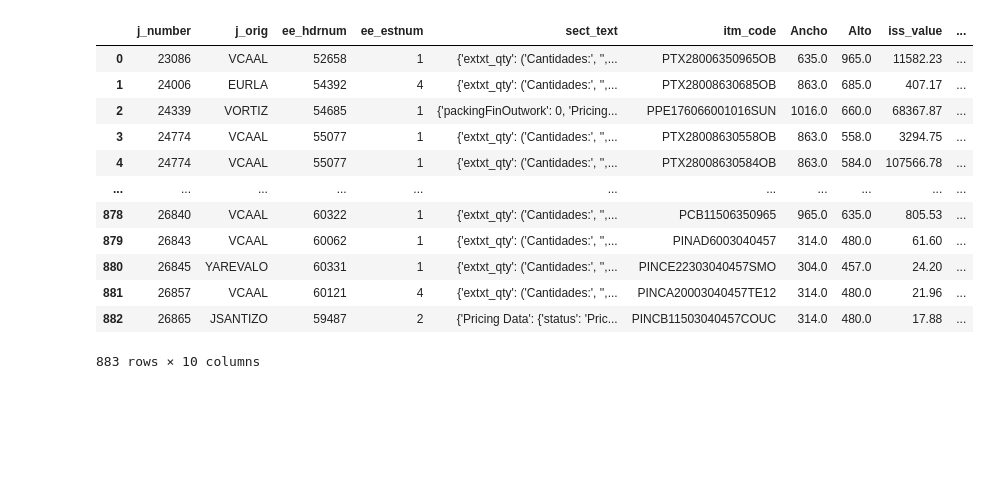
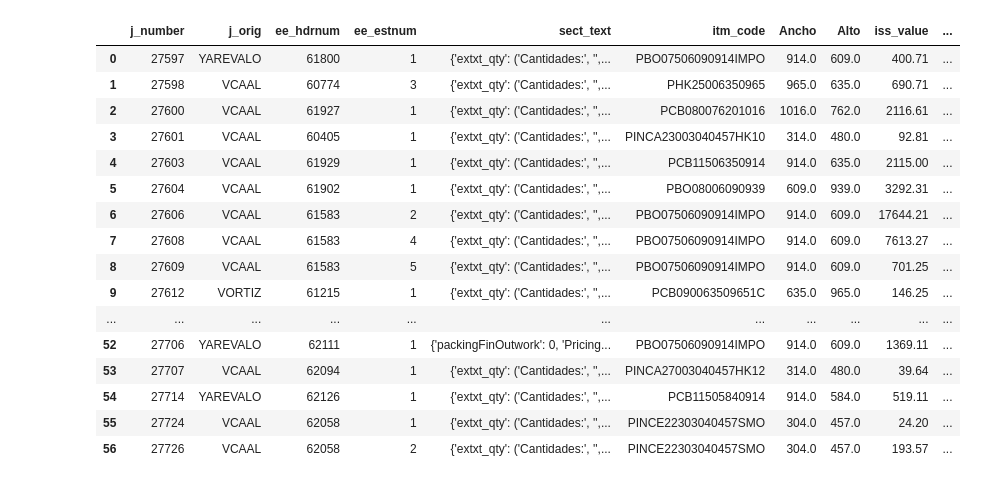
Before and after one commit to Costosmaya/scripts_varios, a Jupyter notebook: notebook_transformacion_desp..ipynb, the cells around one changed output. Drawn from its saved outputs; the diff is of its cells as text; code cells hidden in the pictures; blank space fills up the shorter version.

```diff
--- a/notebook_transformacion_desp..ipynb
+++ b/notebook_transformacion_desp..ipynb
@@ -1,45 +1,53 @@
 # %%
 from sqlalchemy import create_engine, text
+from openpyxl import load_workbook
 import pandas as pd
+import sys
 
 db_connection_str = 'mysql+pymysql://reports:cognos@192.168.1.238/mayaprin?charset=utf8'
 
 db_connection = create_engine(db_connection_str)
 
+#query mensual
 query_str = """SELECT Distinct job200.j_number, job200.j_orig,e4e.ee_hdrnum, e4e.ee_estnum, sect_text, item.itm_code,
 stkitm.itm_fvals_0 AS Ancho, stkitm.itm_fvals_1 AS Alto, sum(iss.iss_value) AS iss_value, sum(iss.iss_quantity) AS iss_quantity
 FROM  e4e
 INNER JOIN est2wo  ON (e4e.ee_hdrnum = est2wo.ew_hdrnum AND e4e.ee_estnum = est2wo.ew_estnum)
 INNER	JOIN wo200 ON est2wo.ew_wonum = wo200.wo_number
 INNER JOIN job200 ON wo200.wo_job = job200.j_number
 INNER JOIN esttext ON(e4e.ee_persistid = esttext.id)
 INNER JOIN wo_task200 tsk ON wo200.wo_number = tsk.tk_wonum
 INNER JOIN iss ON iss.iss_task_id = tsk.tk_id
 inner join itm_cls_view item ON iss.item = item.itm_code
 INNER JOIN stkitm ON item.itm_code = stkitm.itm_code
 WHERE esttext.sect_num = 0
 AND item.itm_is_paper = 1
-AND YEAR(iss.when_issued) = YEAR(CURDATE())
-AND MONTH(iss.when_issued) = 9
+AND YEAR(job200.j_booked_in) = YEAR(CURDATE())
+AND MONTH(job200.j_booked_in) = MONTH(CURDATE())
 GROUP BY  job200.j_number, job200.j_orig, e4e.ee_hdrnum, e4e.ee_estnum, item.itm_code;"""
+
 
 
 query = pd.read_sql_query(text(query_str), con = db_connection)
 query
 # %% [output]
 |  | j_number | j_orig | ee_hdrnum | ee_estnum | sect_text | itm_code | Ancho | Alto | iss_value | ... |
-| 0 | 23086 | VCAAL | 52658 | 1 | {'extxt_qty': ('Cantidades:', '',... | PTX28006350965OB | 635.0 | 965.0 | 11582.23 | ... |
-| 1 | 24006 | EURLA | 54392 | 4 | {'extxt_qty': ('Cantidades:', '',... | PTX28008630685OB | 863.0 | 685.0 | 407.17 | ... |
-| 2 | 24339 | VORTIZ | 54685 | 1 | {'packingFinOutwork': 0, 'Pricing... | PPE176066001016SUN | 1016.0 | 660.0 | 68367.87 | ... |
-| 3 | 24774 | VCAAL | 55077 | 1 | {'extxt_qty': ('Cantidades:', '',... | PTX28008630558OB | 863.0 | 558.0 | 3294.75 | ... |
-| 4 | 24774 | VCAAL | 55077 | 1 | {'extxt_qty': ('Cantidades:', '',... | PTX28008630584OB | 863.0 | 584.0 | 107566.78 | ... |
+| 0 | 27597 | YAREVALO | 61800 | 1 | {'extxt_qty': ('Cantidades:', '',... | PBO07506090914IMPO | 914.0 | 609.0 | 400.71 | ... |
+| 1 | 27598 | VCAAL | 60774 | 3 | {'extxt_qty': ('Cantidades:', '',... | PHK25006350965 | 965.0 | 635.0 | 690.71 | ... |
+| 2 | 27600 | VCAAL | 61927 | 1 | {'extxt_qty': ('Cantidades:', '',... | PCB080076201016 | 1016.0 | 762.0 | 2116.61 | ... |
+| 3 | 27601 | VCAAL | 60405 | 1 | {'extxt_qty': ('Cantidades:', '',... | PINCA23003040457HK10 | 314.0 | 480.0 | 92.81 | ... |
+| 4 | 27603 | VCAAL | 61929 | 1 | {'extxt_qty': ('Cantidades:', '',... | PCB11506350914 | 914.0 | 635.0 | 2115.00 | ... |
+| 5 | 27604 | VCAAL | 61902 | 1 | {'extxt_qty': ('Cantidades:', '',... | PBO08006090939 | 609.0 | 939.0 | 3292.31 | ... |
+| 6 | 27606 | VCAAL | 61583 | 2 | {'extxt_qty': ('Cantidades:', '',... | PBO07506090914IMPO | 914.0 | 609.0 | 17644.21 | ... |
+| 7 | 27608 | VCAAL | 61583 | 4 | {'extxt_qty': ('Cantidades:', '',... | PBO07506090914IMPO | 914.0 | 609.0 | 7613.27 | ... |
+| 8 | 27609 | VCAAL | 61583 | 5 | {'extxt_qty': ('Cantidades:', '',... | PBO07506090914IMPO | 914.0 | 609.0 | 701.25 | ... |
+| 9 | 27612 | VORTIZ | 61215 | 1 | {'extxt_qty': ('Cantidades:', '',... | PCB090063509651C | 635.0 | 965.0 | 146.25 | ... |
 | ... | ... | ... | ... | ... | ... | ... | ... | ... | ... | ... |
-| 878 | 26840 | VCAAL | 60322 | 1 | {'extxt_qty': ('Cantidades:', '',... | PCB11506350965 | 965.0 | 635.0 | 805.53 | ... |
-| 879 | 26843 | VCAAL | 60062 | 1 | {'extxt_qty': ('Cantidades:', '',... | PINAD6003040457 | 314.0 | 480.0 | 61.60 | ... |
-| 880 | 26845 | YAREVALO | 60331 | 1 | {'extxt_qty': ('Cantidades:', '',... | PINCE22303040457SMO | 304.0 | 457.0 | 24.20 | ... |
-| 881 | 26857 | VCAAL | 60121 | 4 | {'extxt_qty': ('Cantidades:', '',... | PINCA20003040457TE12 | 314.0 | 480.0 | 21.96 | ... |
-| 882 | 26865 | JSANTIZO | 59487 | 2 | {'Pricing Data': {'status': 'Pric... | PINCB11503040457COUC | 314.0 | 480.0 | 17.88 | ... |
+| 52 | 27706 | YAREVALO | 62111 | 1 | {'packingFinOutwork': 0, 'Pricing... | PBO07506090914IMPO | 914.0 | 609.0 | 1369.11 | ... |
+| 53 | 27707 | VCAAL | 62094 | 1 | {'extxt_qty': ('Cantidades:', '',... | PINCA27003040457HK12 | 314.0 | 480.0 | 39.64 | ... |
+| 54 | 27714 | YAREVALO | 62126 | 1 | {'extxt_qty': ('Cantidades:', '',... | PCB11505840914 | 914.0 | 584.0 | 519.11 | ... |
+| 55 | 27724 | VCAAL | 62058 | 1 | {'extxt_qty': ('Cantidades:', '',... | PINCE22303040457SMO | 304.0 | 457.0 | 24.20 | ... |
+| 56 | 27726 | VCAAL | 62058 | 2 | {'extxt_qty': ('Cantidades:', '',... | PINCE22303040457SMO | 304.0 | 457.0 | 193.57 | ... |
-883 rows × 10 columns
 # %%
 import numpy as np
 import re
```
Also changed, not shown: parts of 5 cells of this notebook, 4 other files.
